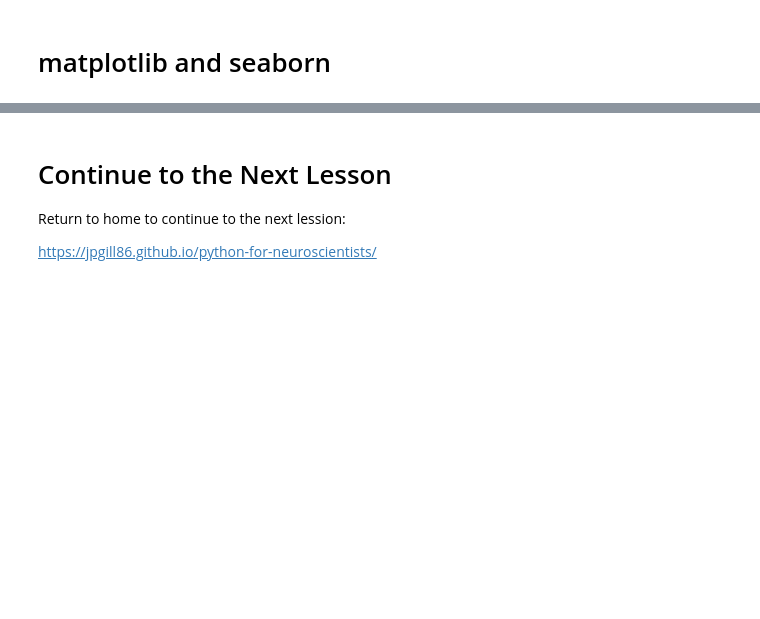
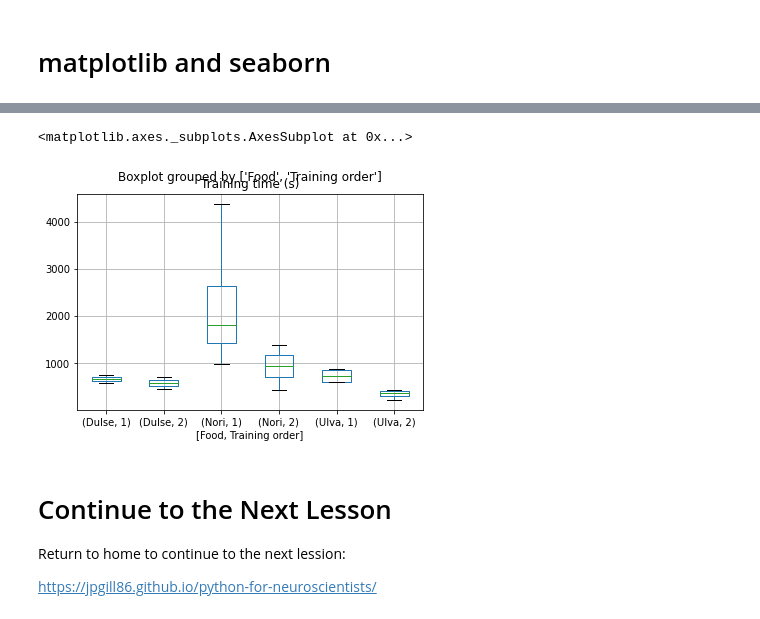
Before and after one commit to jpgill86/python-for-neuroscientists, a Jupyter notebook: notebooks/03-Essential-Packages.ipynb, the cells around one changed output, grey strips where cells are left out. Saved outputs shown, nothing was run; the diff lists cells and outputs as text; code cells hidden in the pictures; blank space fills up the shorter version.

```diff
--- a/notebooks/03-Essential-Packages.ipynb
+++ b/notebooks/03-Essential-Packages.ipynb
@@ -51,3 +149,8 @@ import seaborn as sns
+# %%
+df.boxplot(column='Training time (s)', by=['Food', 'Training order'])
+# %% [output]
+<matplotlib.axes._subplots.AxesSubplot at 0x...>
+[figure, added]
 # %% [markdown]
 # Continue to the Next Lesson
 
```
Also changed, not shown: parts of 12 cells of this notebook, 1 other file.
